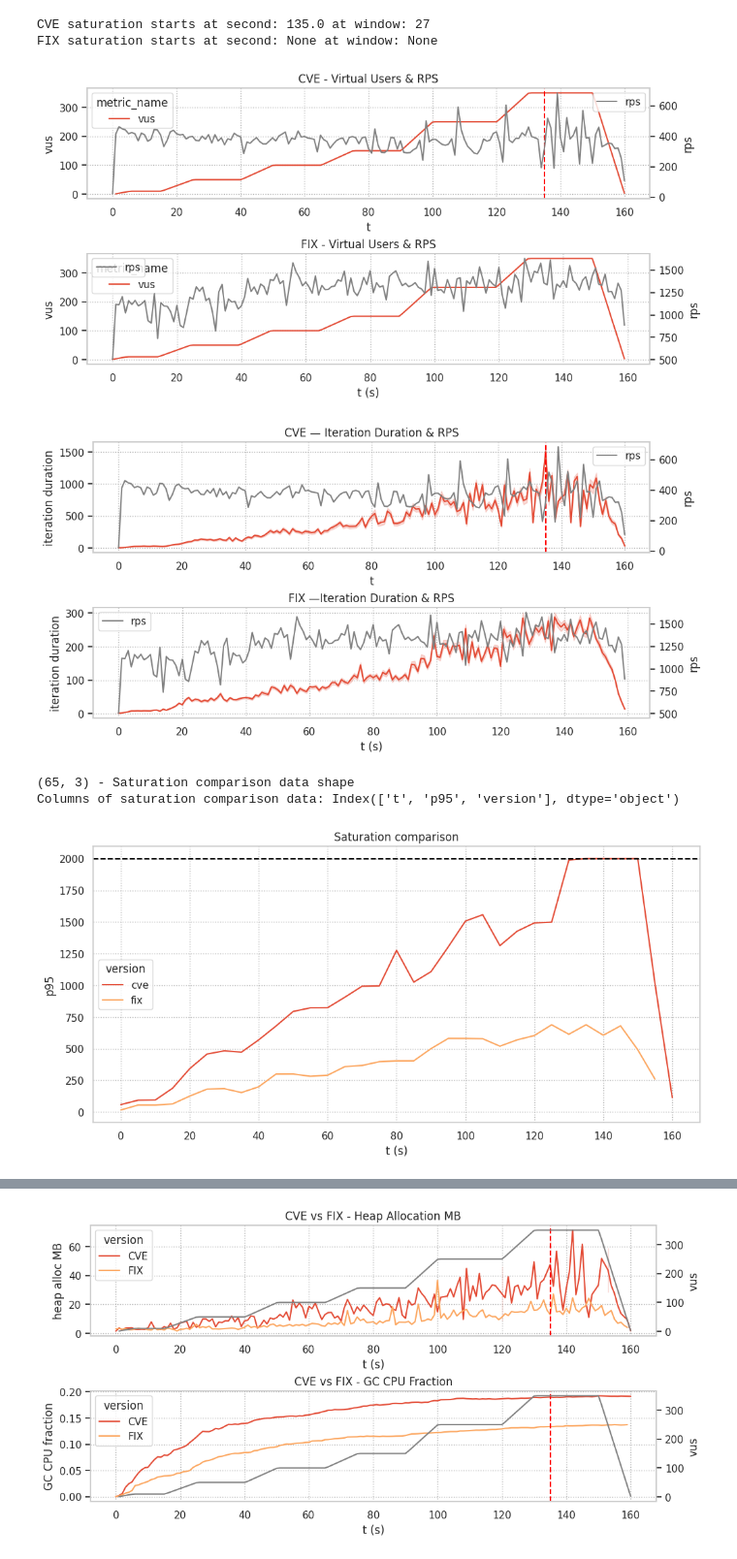
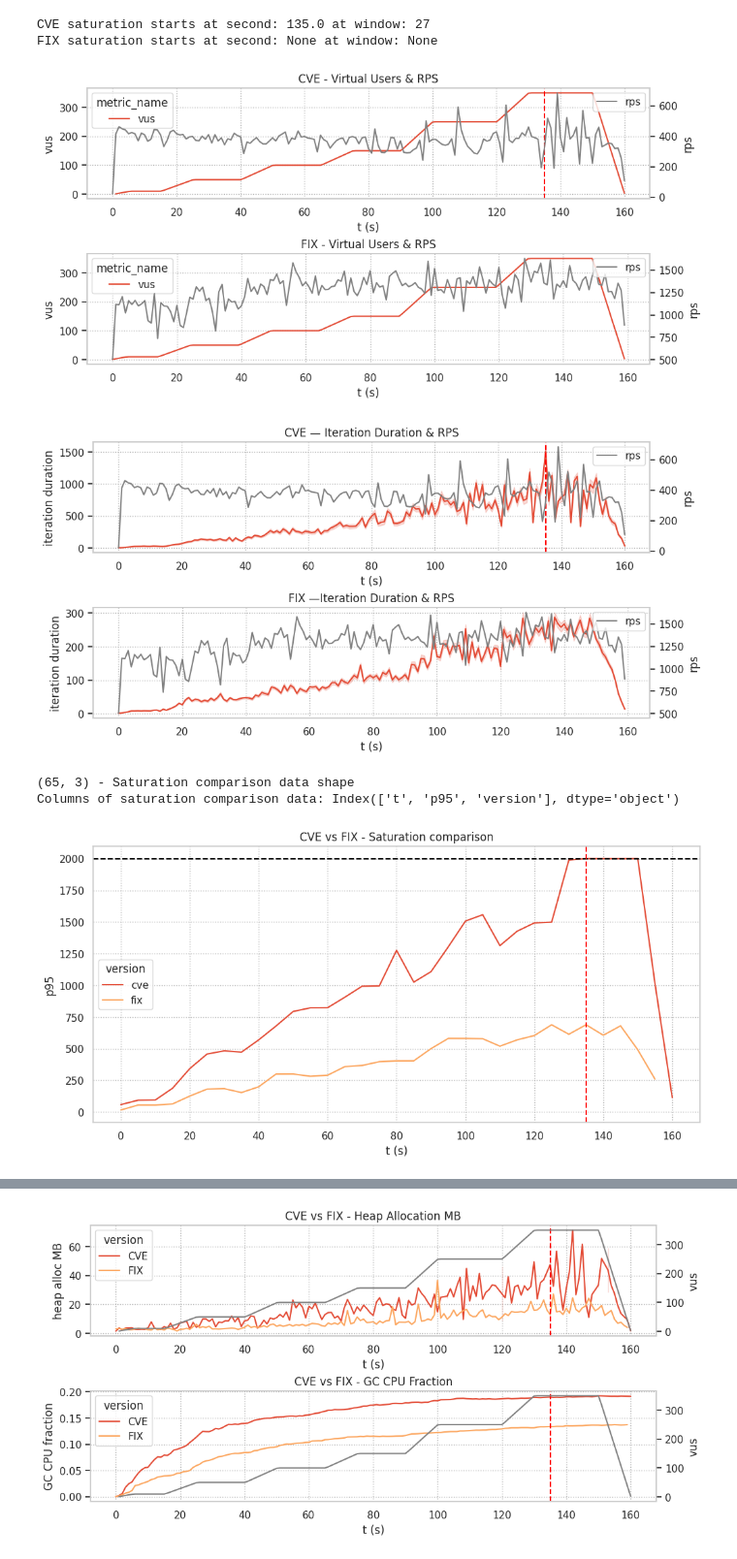
Before and after one commit to cyber-sec-itmo/playground, a Jupyter notebook: stresstest/playbook/compare-gojwt.ipynb, the cells around one changed output, grey strips where cells are left out. Shown at 97% size. Drawn from its saved outputs; the diff is of its cells as text; code cells hidden in the pictures.

Commit message:
Fix labels

```diff
--- a/stresstest/playbook/compare-gojwt.ipynb
+++ b/stresstest/playbook/compare-gojwt.ipynb
@@ -373,13 +373,16 @@ ax0_twin = axs[0].twinx()
 sns.lineplot(df_cve,x="t",y="rpw",ax=ax0_twin,color="gray",label="rps")
 ax0_twin.grid(axis='y', visible=False)
 ax0_twin.set_ylabel("rps")
+ax0_twin.legend(loc='upper right')
 
 ax1_twin = axs[1].twinx()
 sns.lineplot(df_fix,x="t",y="rpw",ax=ax1_twin,color="gray",label="rps")
 ax1_twin.grid(axis='y', visible=False)
 ax1_twin.set_ylabel("rps")
+ax1_twin.legend(loc='upper right')
 
 axs[0].set_title("CVE - Virtual Users & RPS")
+axs[0].set_xlabel("t (s)")
 axs[0].set_ylabel("vus")
 axs[1].set_title("FIX - Virtual Users & RPS")
 axs[1].set_xlabel("t (s)")
@@ -387,7 +390,7 @@ axs[1].set_ylabel("vus")
 
 plt.show()
 # %% [output]
-[figure, old version]
+[figure, new version]
 # %%
 fig, axs = plt.subplots(2, 1, figsize=(10, 5), constrained_layout=True)
 
@@ -409,13 +412,16 @@ ax0_twin = axs[0].twinx()
 sns.lineplot(df_cve,x="t",y="rpw",ax=ax0_twin,color="gray",label="rps")
 ax0_twin.grid(axis='y', visible=False)
 ax0_twin.set_ylabel("rps")
+ax0_twin.legend(loc='upper right')
 
 ax1_twin = axs[1].twinx()
 sns.lineplot(df_fix,x="t",y="rpw",ax=ax1_twin,color="gray",label="rps")
 ax1_twin.grid(axis='y', visible=False)
 ax1_twin.set_ylabel("rps")
+ax1_twin.legend(loc='upper right')
 
 axs[0].set_title("CVE — Iteration Duration & RPS")
+axs[0].set_xlabel("t (s)")
 axs[0].set_ylabel("iteration duration")
 axs[1].set_title("FIX —Iteration Duration & RPS")
 axs[1].set_xlabel("t (s)")
@@ -423,7 +429,7 @@ axs[1].set_ylabel("iteration duration")
 
 plt.show()
 # %% [output]
-[figure, old version]
+[figure, new version]
 # %%
 df_cve_sat_tmp = cve_win5_sat["df_p95w"][['t', 'p95']].copy()
 df_cve_sat_tmp['version'] = 'cve'
@@ -442,17 +448,21 @@ Columns of saturation comparison data: Index(['t', 'p95', 'version'], dtype='obj
 # %%
 fig, ax = plt.subplots(figsize=(10, 5), constrained_layout=True)
 
 sns.lineplot(data=df_sat_compare, x="t", y="p95", hue="version", ax=ax)
 
 ax.axhline(threshold_ms, linestyle="--", color="black")
 
+# Show saturation start
+if cve_win5_sat["t_start"] is not None:
+    ax.axvline(cve_win5_sat["t_start"], linestyle="--", color="red", label="CVE saturation start")
+
 ax.set_xlabel("t (s)")
 ax.set_ylabel("p95")
-ax.set_title("Saturation comparison")
+ax.set_title("CVE vs FIX - Saturation comparison")
 
 plt.show()
 # %% [output]
-[figure, old version]
+[figure, new version]
 # %%
 saturation_t = cve_win5_sat['t_start']
 
```
Also changed, not shown: parts of 1 cell of this notebook.
